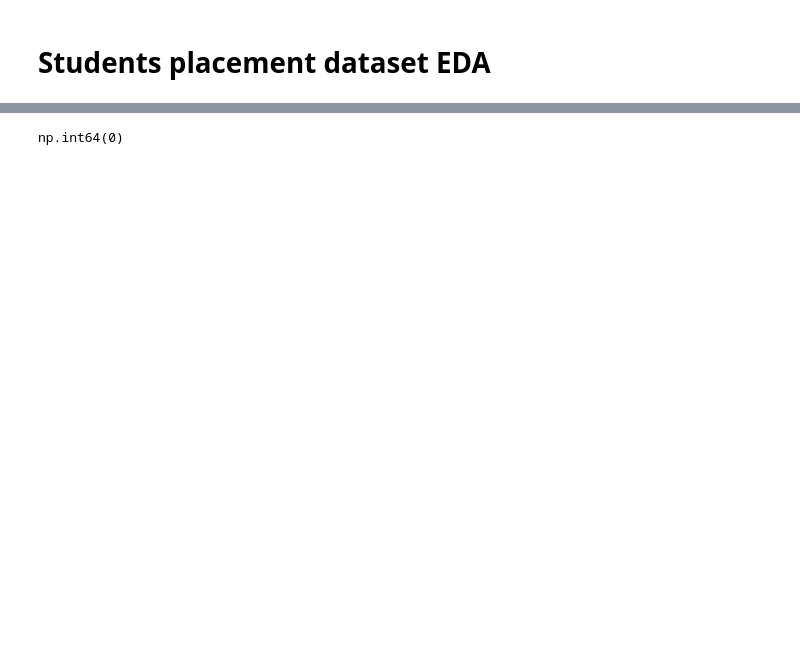
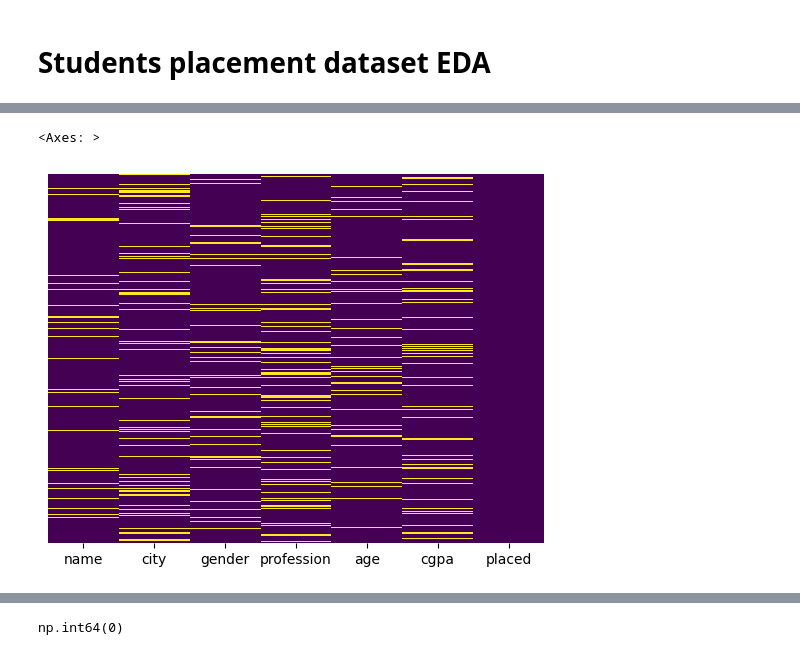
Before and after one commit to daniilborovoy/nn-course, a Jupyter notebook: notebooks/lab1.ipynb, the cells around one changed output, grey strips where cells are left out. Cells and saved outputs as stored; diff of their text form; code cells hidden in the pictures; blank space fills up the shorter version.

```diff
--- a/notebooks/lab1.ipynb
+++ b/notebooks/lab1.ipynb
@@ -20,0 +37,6 @@ df.head(10)
+# %%
+import seaborn as sns
+sns.heatmap(df.isnull(),yticklabels=False,cbar=False,cmap='viridis')
+# %% [output]
+<Axes: >
+[figure, added]
```
Also changed, not shown: parts of 33 cells of this notebook, 6 other files.
